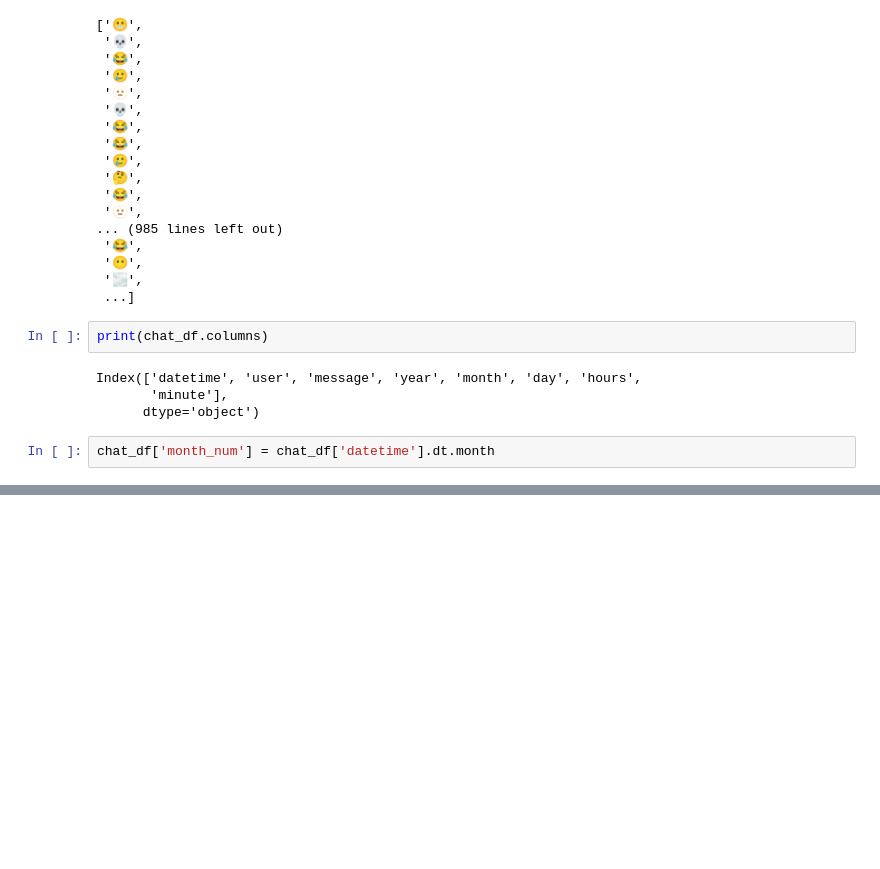
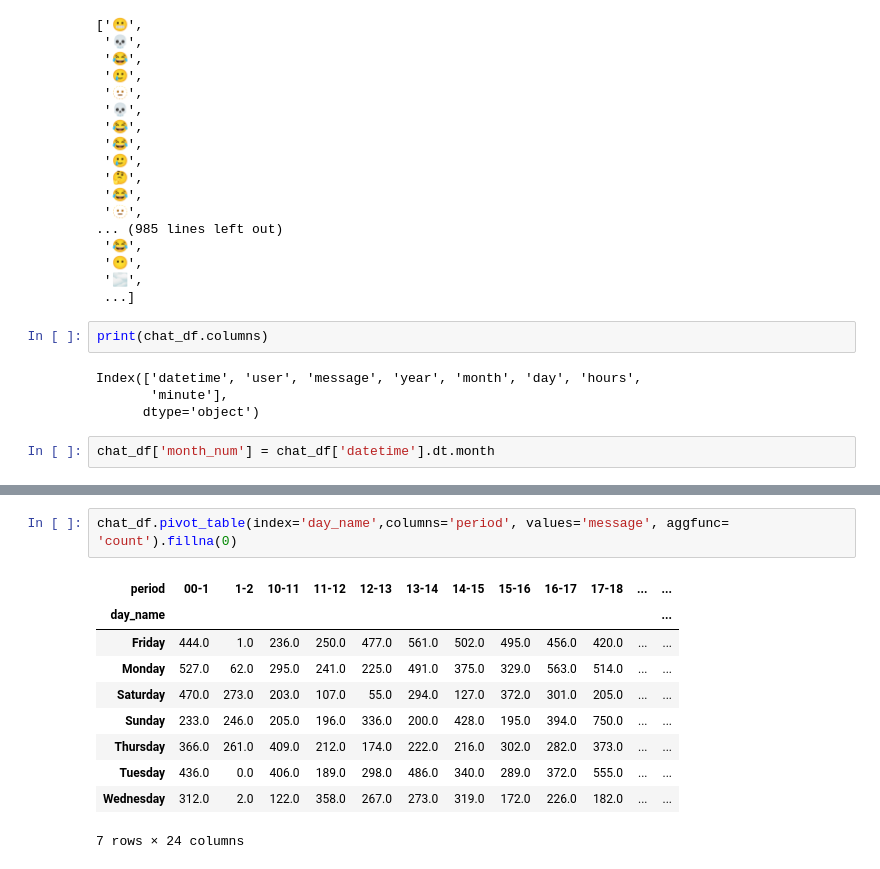
Before and after one commit to P-Saroha/WhatsApp-chat-analyzer, a Jupyter notebook: WhatsApp-chat-analysis.ipynb, the cells around one changed output, grey strips where cells are left out. Cells and saved outputs as stored; diff of their text form; blank space fills up the shorter version.

```diff
--- a/WhatsApp-chat-analysis.ipynb
+++ b/WhatsApp-chat-analysis.ipynb
@@ -289,0 +393,13 @@ Name: message, dtype: int64
+# %%
+chat_df.pivot_table(index='day_name',columns='period', values='message', aggfunc= 'count').fillna(0)
+# %% [output]
+| period | 00-1 | 1-2 | 10-11 | 11-12 | 12-13 | 13-14 | 14-15 | 15-16 | 16-17 | 17-18 | ... | ... |
+| day_name |  |  |  |  |  |  |  |  |  |  |  | ... |
+| Friday | 444.0 | 1.0 | 236.0 | 250.0 | 477.0 | 561.0 | 502.0 | 495.0 | 456.0 | 420.0 | ... | ... |
+| Monday | 527.0 | 62.0 | 295.0 | 241.0 | 225.0 | 491.0 | 375.0 | 329.0 | 563.0 | 514.0 | ... | ... |
+| Saturday | 470.0 | 273.0 | 203.0 | 107.0 | 55.0 | 294.0 | 127.0 | 372.0 | 301.0 | 205.0 | ... | ... |
+| Sunday | 233.0 | 246.0 | 205.0 | 196.0 | 336.0 | 200.0 | 428.0 | 195.0 | 394.0 | 750.0 | ... | ... |
+| Thursday | 366.0 | 261.0 | 409.0 | 212.0 | 174.0 | 222.0 | 216.0 | 302.0 | 282.0 | 373.0 | ... | ... |
+| Tuesday | 436.0 | 0.0 | 406.0 | 189.0 | 298.0 | 486.0 | 340.0 | 289.0 | 372.0 | 555.0 | ... | ... |
+| Wednesday | 312.0 | 2.0 | 122.0 | 358.0 | 267.0 | 273.0 | 319.0 | 172.0 | 226.0 | 182.0 | ... | ... |
+7 rows × 24 columns
```
Also changed, not shown: parts of 16 cells of this notebook, 3 other files.
